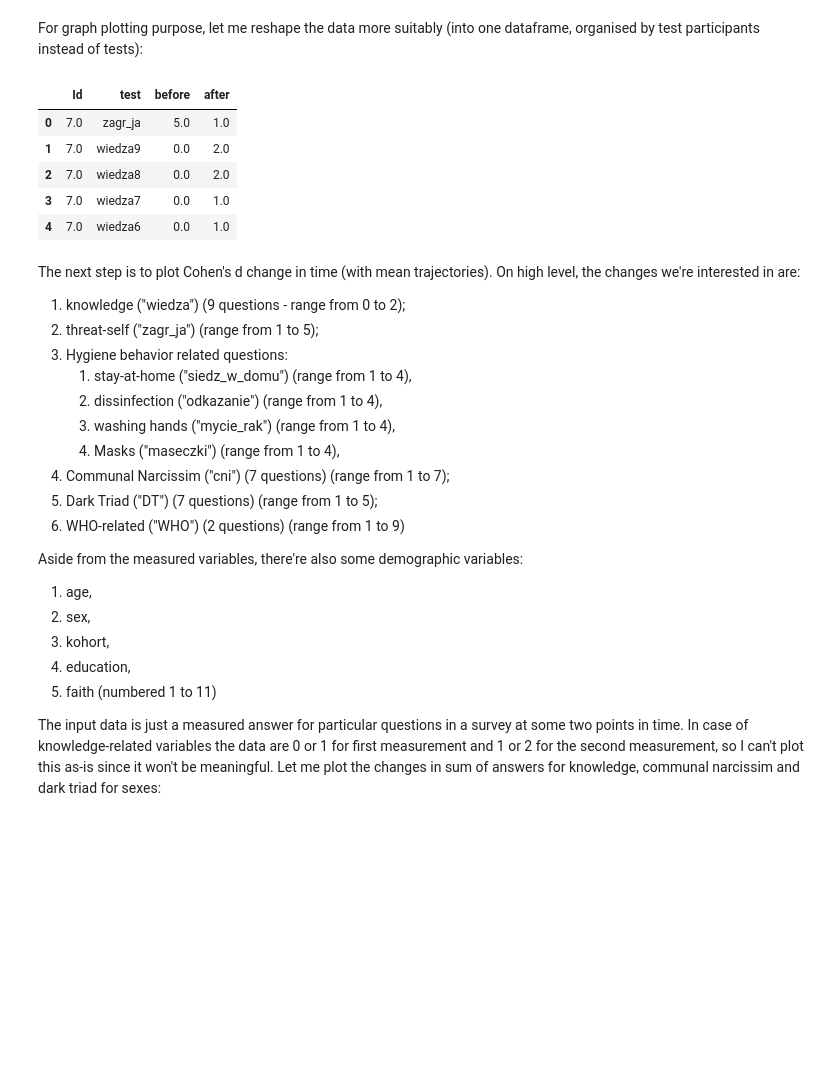
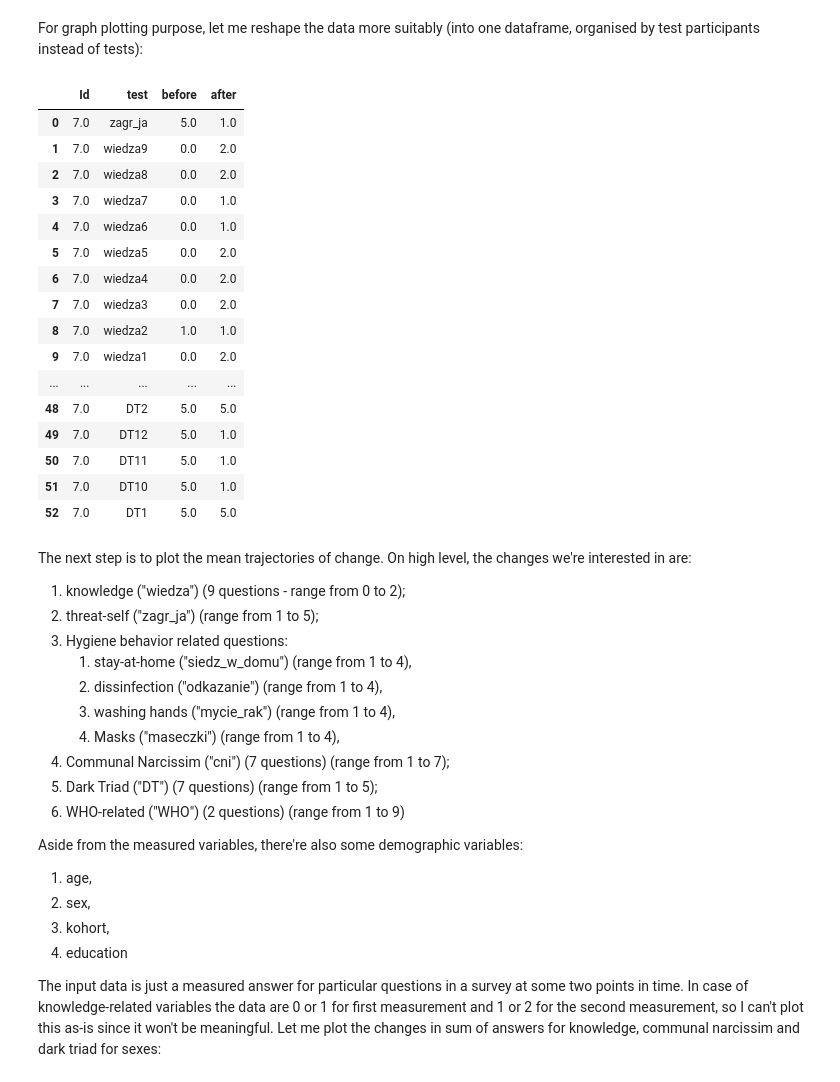
Before and after one commit to marcindahlen/covid-and-narcissism-network-analysis, a Jupyter notebook: notebook.ipynb, the cells around one changed output. Cells and saved outputs as stored; diff of their text form; code cells hidden in the pictures; blank space fills up the shorter version.

```diff
--- a/notebook.ipynb
+++ b/notebook.ipynb
@@ -197,29 +198,40 @@ For graph plotting purpose, let me reshape the data more suitably (into one data
 # %%
 new_df_column_names = ['Id', 'test', 'before', 'after']
 paired_plot_data_df = pandas.DataFrame(columns=new_df_column_names)
 paired_plot_data_list = []
 
 index = 0
 for _, row in df_original.iterrows():
     for var_week_1, var_week_2 in varaibles_time_pairs_dict.items():
         index += 1
         new_row = {'Id': row['Id'],
                    'test': var_week_1,
                    'before': row[var_week_1],
                    'after': row[var_week_2]
                   }
         paired_plot_data_list.append(new_row)
 paired_plot_data_df = pandas.DataFrame.from_records(paired_plot_data_list)
-display(paired_plot_data_df.head())
+display(paired_plot_data_df[paired_plot_data_df['Id'] == 7])
 # %% [output]
 |  | Id | test | before | after |
 | 0 | 7.0 | zagr_ja | 5.0 | 1.0 |
 | 1 | 7.0 | wiedza9 | 0.0 | 2.0 |
 | 2 | 7.0 | wiedza8 | 0.0 | 2.0 |
 | 3 | 7.0 | wiedza7 | 0.0 | 1.0 |
 | 4 | 7.0 | wiedza6 | 0.0 | 1.0 |
+| 5 | 7.0 | wiedza5 | 0.0 | 2.0 |
+| 6 | 7.0 | wiedza4 | 0.0 | 2.0 |
+| 7 | 7.0 | wiedza3 | 0.0 | 2.0 |
+| 8 | 7.0 | wiedza2 | 1.0 | 1.0 |
+| 9 | 7.0 | wiedza1 | 0.0 | 2.0 |
+| ... | ... | ... | ... | ... |
+| 48 | 7.0 | DT2 | 5.0 | 5.0 |
+| 49 | 7.0 | DT12 | 5.0 | 1.0 |
+| 50 | 7.0 | DT11 | 5.0 | 1.0 |
+| 51 | 7.0 | DT10 | 5.0 | 1.0 |
+| 52 | 7.0 | DT1 | 5.0 | 5.0 |
 # %% [markdown]
-The next step is to plot Cohen's d change in time (with mean trajectories).
+The next step is to plot the mean trajectories of change.
 On high level, the changes we're interested in are:
 1. knowledge ("wiedza") (9 questions - range from 0 to 2);
 1. threat-self ("zagr_ja") (range from 1 to 5);
@@ -236,7 +248,6 @@ Aside from the measured variables, there're also some demographic variables:
 1. age,
 1. sex,
 1. kohort,
-1. education,
-1. faith (numbered 1 to 11)
+1. education
 
 The input data is just a measured answer for particular questions in a survey at some two points in time. In case of knowledge-related variables the data are 0 or 1 for first measurement and 1 or 2 for the second measurement, so I can't plot this as-is since it won't be meaningful. Let me plot the changes in sum of answers for knowledge, communal narcissim and dark triad for sexes:
```
Also changed, not shown: parts of 5 cells of this notebook.
